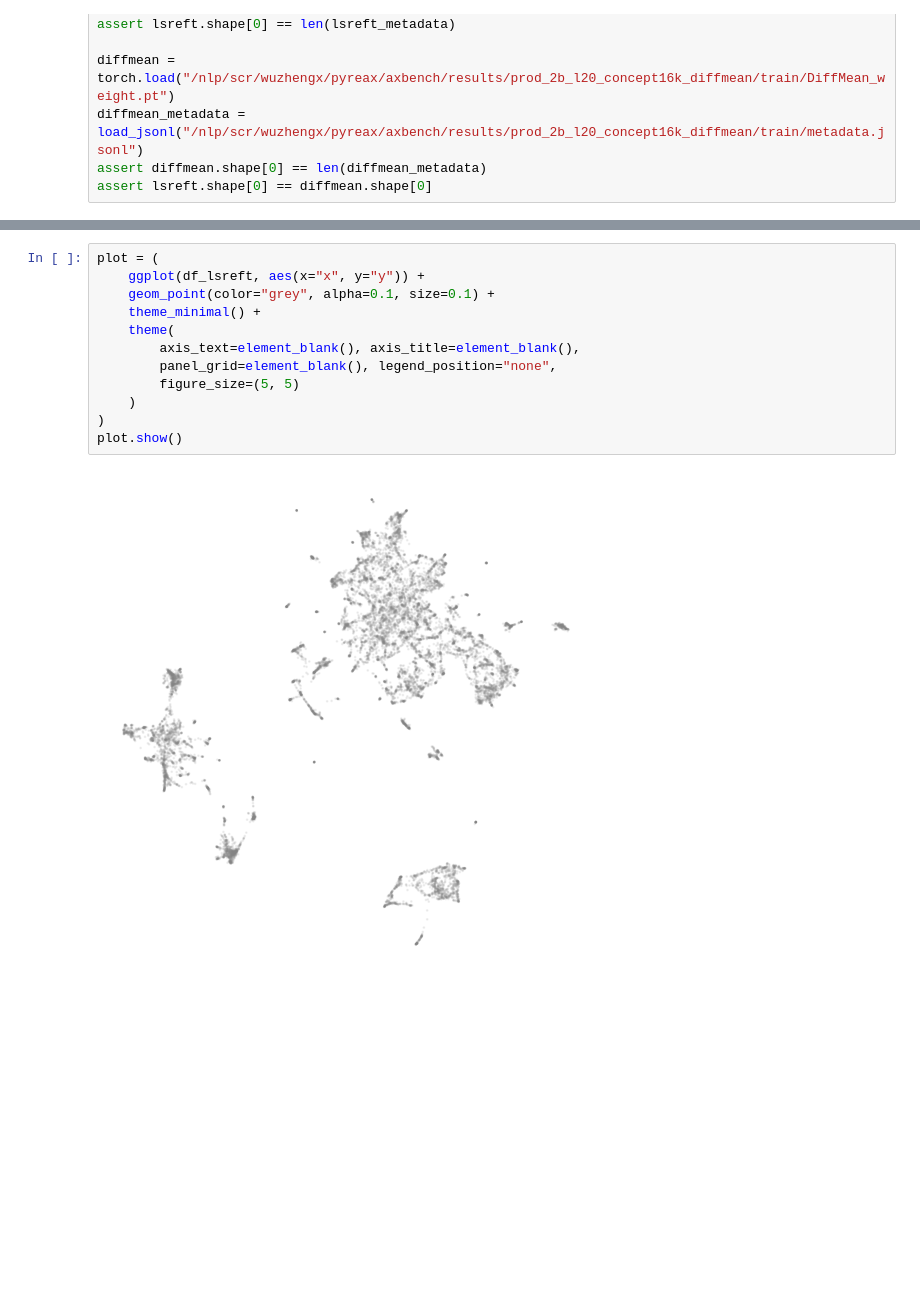
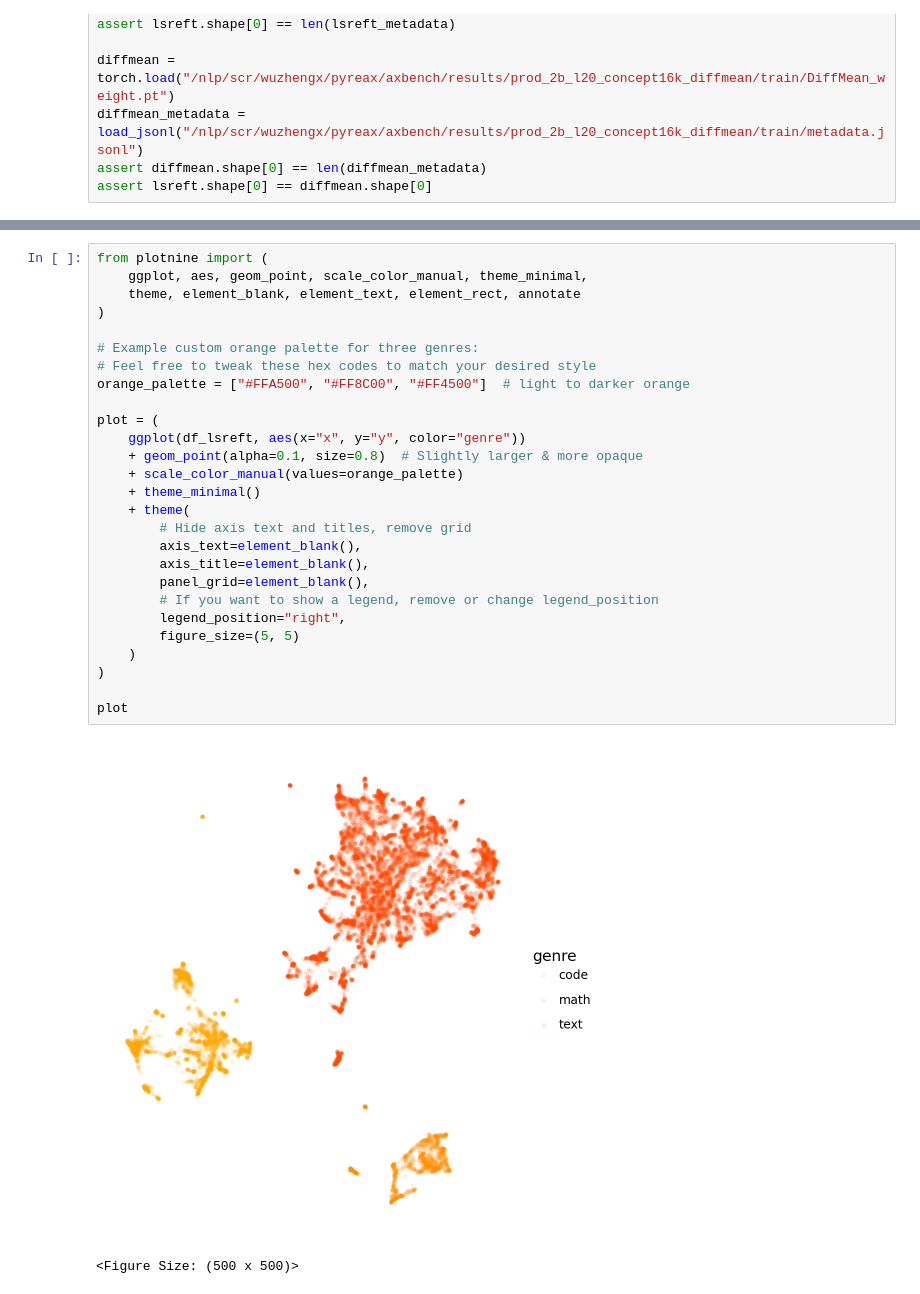
Before and after one commit to stanfordnlp/axbench, a Jupyter notebook: axbench/examples/subspace_gazer.ipynb, the cells around one changed output, grey strips where cells are left out. Saved outputs shown, nothing was run; the diff lists cells and outputs as text; blank space fills up the shorter version.

```diff
--- a/axbench/examples/subspace_gazer.ipynb
+++ b/axbench/examples/subspace_gazer.ipynb
@@ -73,14 +68,30 @@ TypeError: first argument must be an iterable of pandas objects, you passed an o
 # %%
+from plotnine import (
+    ggplot, aes, geom_point, scale_color_manual, theme_minimal,
+    theme, element_blank, element_text, element_rect, annotate
+)
+
+# Example custom orange palette for three genres:
+# Feel free to tweak these hex codes to match your desired style
+orange_palette = ["#FFA500", "#FF8C00", "#FF4500"]  # light to darker orange
+
 plot = (
-    ggplot(df_lsreft, aes(x="x", y="y")) +
-    geom_point(color="grey", alpha=0.1, size=0.1) +
-    theme_minimal() +
-    theme(
-        axis_text=element_blank(), axis_title=element_blank(),
-        panel_grid=element_blank(), legend_position="none",
+    ggplot(df_lsreft, aes(x="x", y="y", color="genre"))
+    + geom_point(alpha=0.1, size=0.8)  # Slightly larger & more opaque
+    + scale_color_manual(values=orange_palette)
+    + theme_minimal()
+    + theme(
+        # Hide axis text and titles, remove grid
+        axis_text=element_blank(),
+        axis_title=element_blank(),
+        panel_grid=element_blank(),
+        # If you want to show a legend, remove or change legend_position
+        legend_position="right",
         figure_size=(5, 5)
     )
 )
-plot.show()
+
+plot
 # %% [output]
-[figure, old version]
+[figure, new version]
+<Figure Size: (500 x 500)>
```
Also changed, not shown: parts of 3 cells of this notebook.
